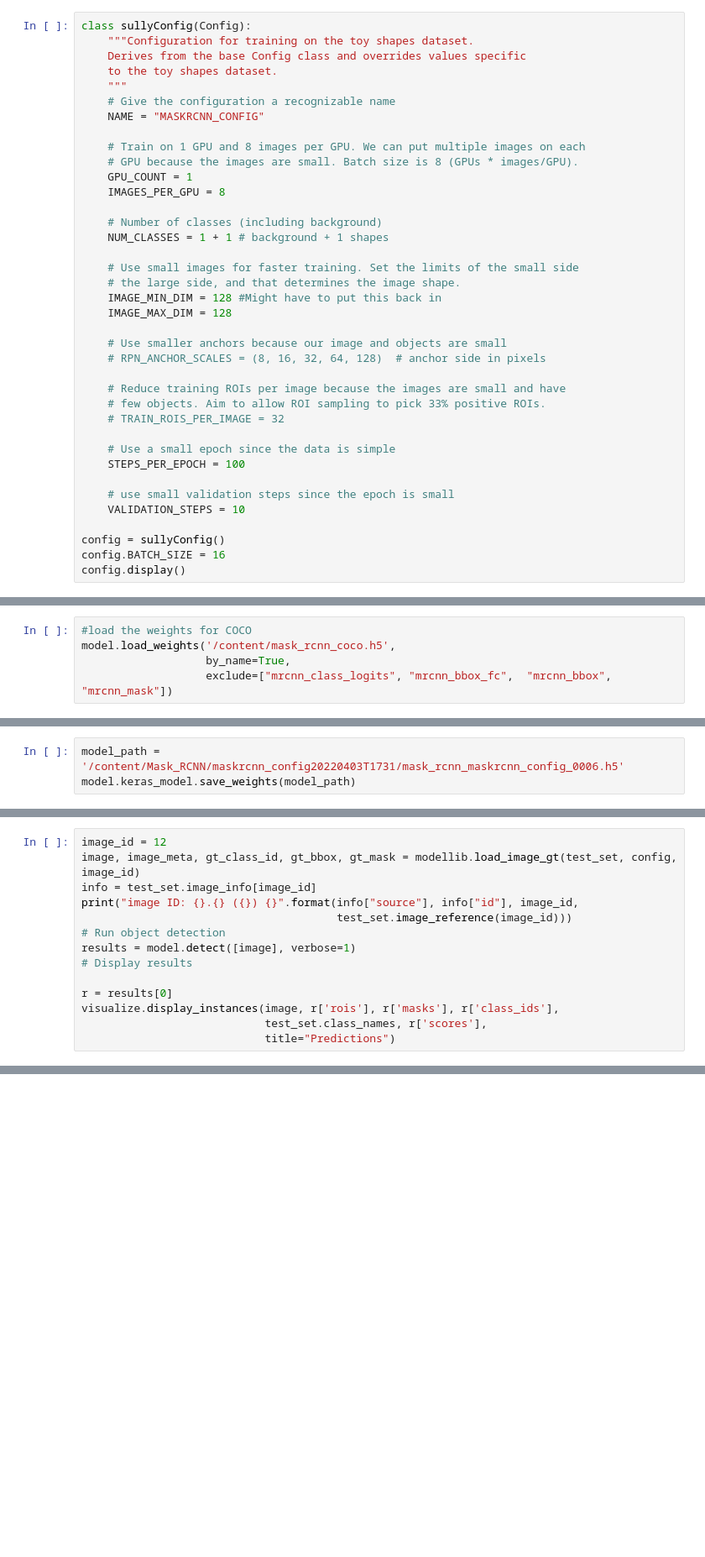
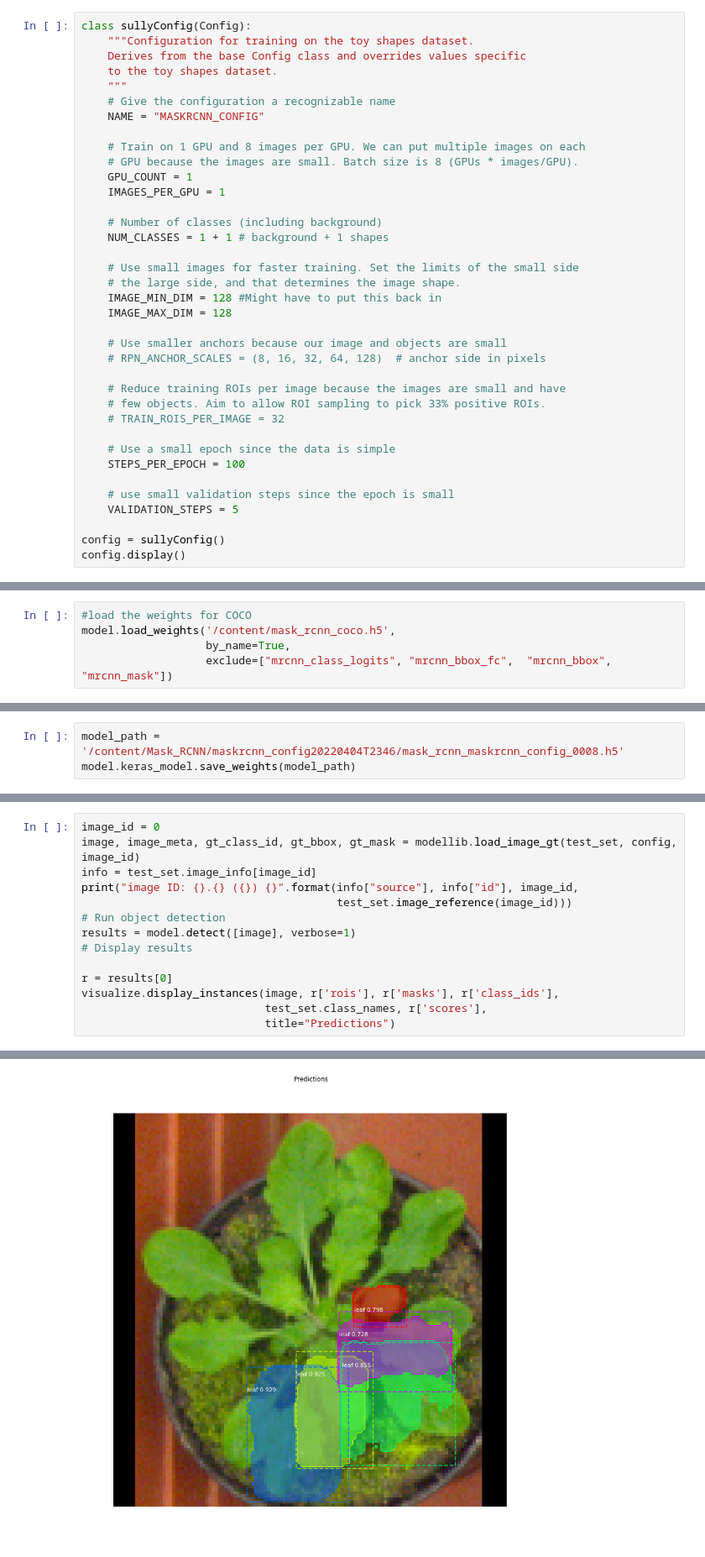
Before and after one commit to SullyK/CNN_backup, a Jupyter notebook: changedmodel_final_project.ipynb, the cells around one changed output, grey strips where cells are left out. Shown at 84% size. Cells and saved outputs as stored; diff of their text form; blank space fills up the shorter version.

```diff
--- a/changedmodel_final_project.ipynb
+++ b/changedmodel_final_project.ipynb
@@ -133,7 +133,7 @@ class sullyConfig(Config):
     # Train on 1 GPU and 8 images per GPU. We can put multiple images on each
     # GPU because the images are small. Batch size is 8 (GPUs * images/GPU).
     GPU_COUNT = 1
-    IMAGES_PER_GPU = 8
+    IMAGES_PER_GPU = 1
 
     # Number of classes (including background)
     NUM_CLASSES = 1 + 1 # background + 1 shapes
@@ -154,8 +154,7 @@ class sullyConfig(Config):
     STEPS_PER_EPOCH = 100
 
     # use small validation steps since the epoch is small
-    VALIDATION_STEPS = 10
+    VALIDATION_STEPS = 5
 
 config = sullyConfig()
-config.BATCH_SIZE = 16
 config.display()
@@ -291,5 +396,5 @@ history = model.keras_model.history.history
 # %%
-model_path = '/content/Mask_RCNN/maskrcnn_config20220403T1731/mask_rcnn_maskrcnn_config_0006.h5'
+model_path = '/content/Mask_RCNN/maskrcnn_config20220404T2346/mask_rcnn_maskrcnn_config_0008.h5'
 model.keras_model.save_weights(model_path)
 # %%
 from tensorflow.keras.preprocessing.image import load_img
@@ -305,5 +412,5 @@ result= model.detect([img])
 # %%
-image_id = 12
+image_id = 0
 image, image_meta, gt_class_id, gt_bbox, gt_mask = modellib.load_image_gt(test_set, config, image_id)
 info = test_set.image_info[image_id]
 print("image ID: {}.{} ({}) {}".format(info["source"], info["id"], image_id,
@@ -316,3 +423,4 @@ r = results[0]
 visualize.display_instances(image, r['rois'], r['masks'], r['class_ids'],
                             test_set.class_names, r['scores'],
                             title="Predictions")
+# %% [output]
@@ -319,3 +435,4 @@ visualize.display_instances(image, r['rois'], r['masks'], r['class_ids'],
+[figure, added]
 # %%
 # # Test on a random image
 # image_id = random.choice(dataset_val.image_ids)
```
Also changed, not shown: parts of 12 cells of this notebook.
